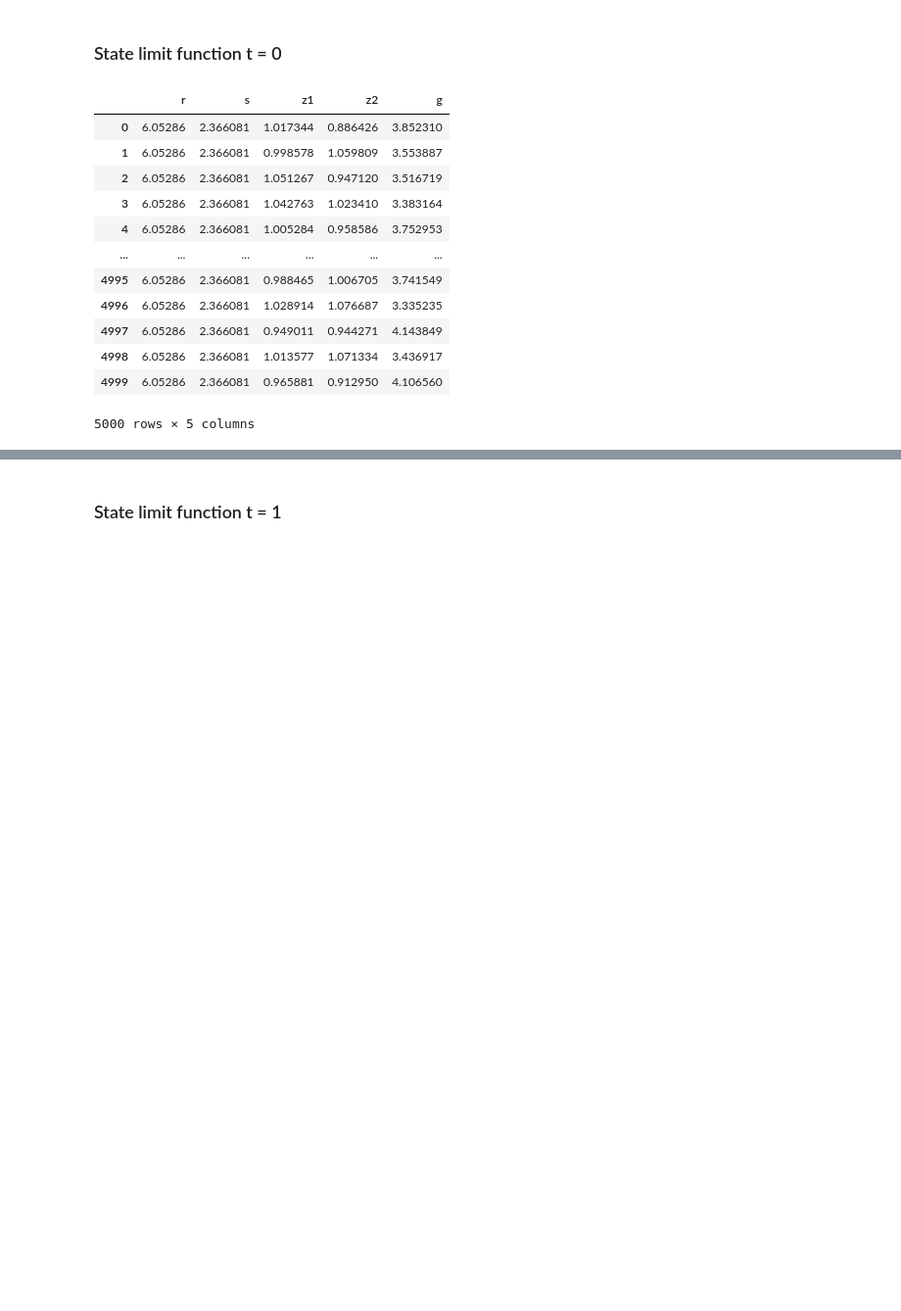
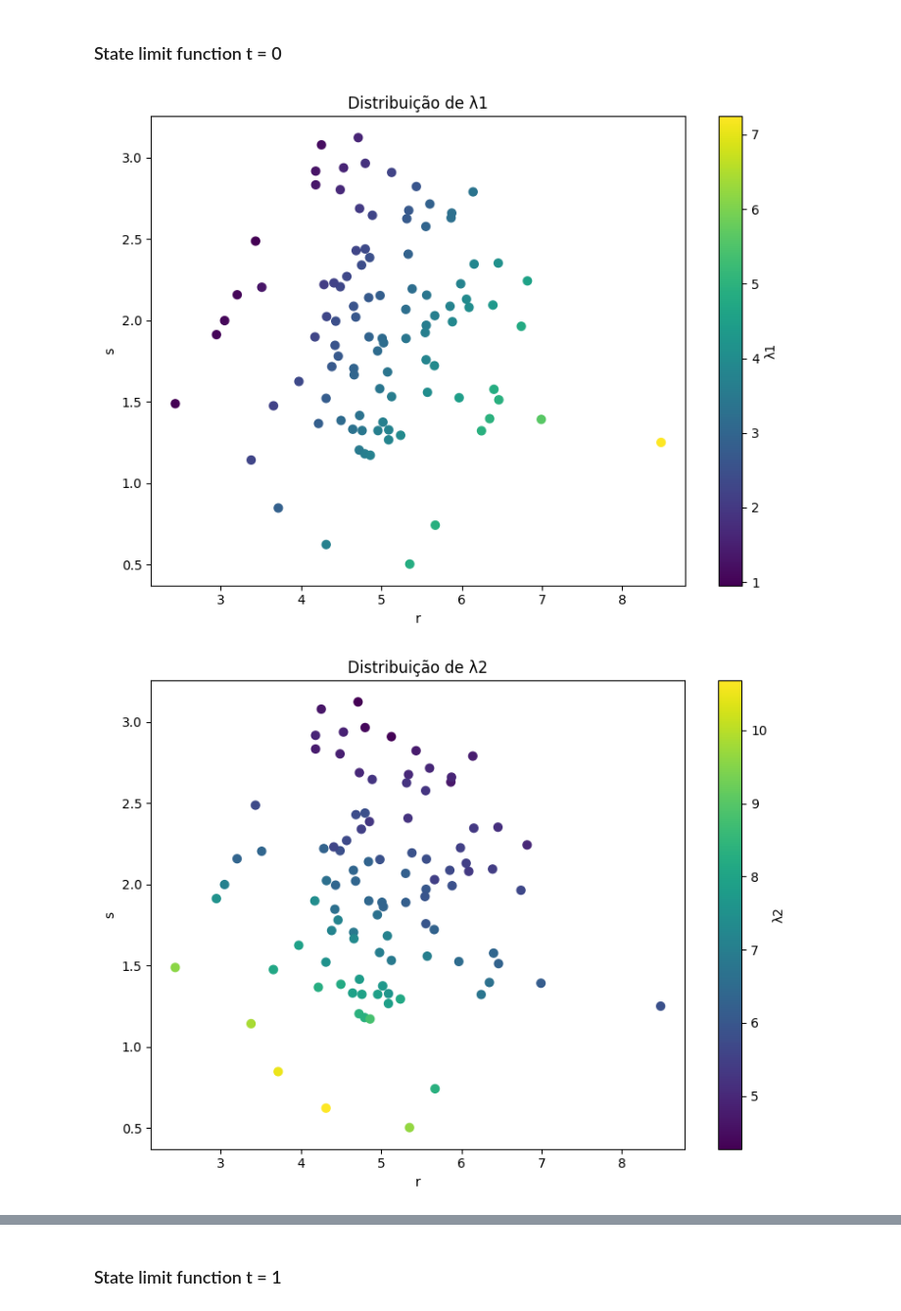
Before and after one commit to Pesquisa-UFCAT/2024-1_victor_hugo_renata_maria, a Jupyter notebook: toy_problem/charts_1.ipynb, the cells around one changed output, grey strips where cells are left out. Shown at 98% size. Drawn from its saved outputs; the diff is of its cells as text; code cells hidden in the pictures; blank space fills up the shorter version.

```diff
--- a/toy_problem/charts_1.ipynb
+++ b/toy_problem/charts_1.ipynb
@@ -12,26 +13,51 @@ import numpy as np
 # %% [markdown]
 ### State limit function t = 0
 # %%
-n_latent_samples = 5000
-n_samples = 10
+n_latent_samples = 2000
+n_samples = 200
 r   = Normal(loc = 5., scale=0.8)
 s   = Normal(loc = 2., scale=0.6)
 joint = JointIndependent(marginals=[r, s])
 x_val = joint.rvs(n_samples)
 y, df = state_limit_function_time(x_val, n_latent_samples, t=0)
-# %%
-df[1]
-# %% [output]
-|  | r | s | z1 | z2 | g |
-| 0 | 6.05286 | 2.366081 | 1.017344 | 0.886426 | 3.852310 |
-| 1 | 6.05286 | 2.366081 | 0.998578 | 1.059809 | 3.553887 |
-| 2 | 6.05286 | 2.366081 | 1.051267 | 0.947120 | 3.516719 |
-| 3 | 6.05286 | 2.366081 | 1.042763 | 1.023410 | 3.383164 |
-| 4 | 6.05286 | 2.366081 | 1.005284 | 0.958586 | 3.752953 |
-| ... | ... | ... | ... | ... | ... |
-| 4995 | 6.05286 | 2.366081 | 0.988465 | 1.006705 | 3.741549 |
-| 4996 | 6.05286 | 2.366081 | 1.028914 | 1.076687 | 3.335235 |
-| 4997 | 6.05286 | 2.366081 | 0.949011 | 0.944271 | 4.143849 |
-| 4998 | 6.05286 | 2.366081 | 1.013577 | 1.071334 | 3.436917 |
-| 4999 | 6.05286 | 2.366081 | 0.965881 | 0.912950 | 4.106560 |
-5000 rows × 5 columns
+# %%
+r = []
+s = []
+lambda_1 = []
+lambda_2 = []
+lambda_3 = []
+lambda_4 = []
+
+for i in range(len(df)):
+    r.append(df[i]["r"].iloc[-1])
+    s.append(df[i]["s"].iloc[-1])
+
+    lambda_1.append(y[i, 0])
+    lambda_2.append(y[i, 1])
+    lambda_3.append(y[i, 2])
+    lambda_4.append(y[i, 3])
+
+import matplotlib.pyplot as plt
+
+lambdas = [lambda_1, lambda_2, lambda_3, lambda_4]
+
+for i, lam in enumerate(lambdas, start=1):
+    plt.figure(figsize=(8, 6))
+
+    plt.scatter(
+        r,
+        s,
+        c=lam,
+        cmap='viridis',
+        s=40
+    )
+
+    plt.xlabel('r')
+    plt.ylabel('s')
+    plt.colorbar(label=f'λ{i}')
+
+    plt.tight_layout()
+    plt.show()
+# %% [output]
+[figure, added]
+[figure, added]
```
Also changed, not shown: parts of 5 cells of this notebook.
